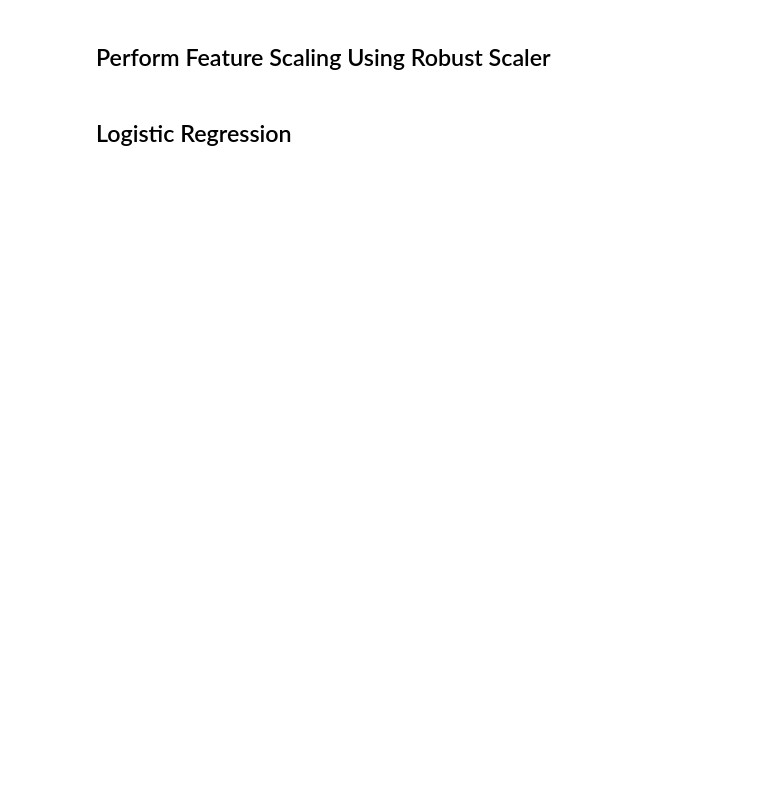
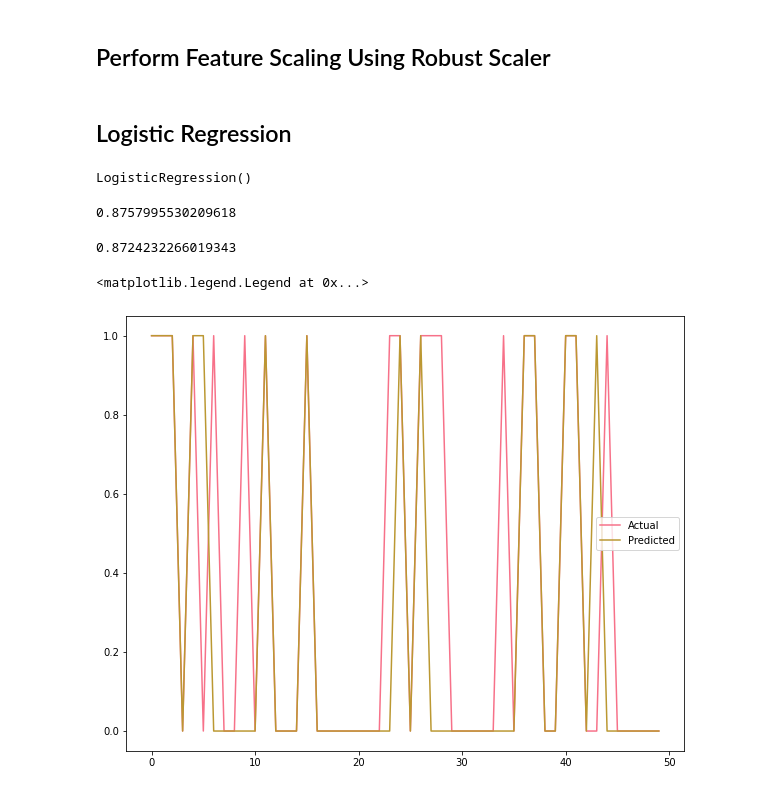
Before and after one commit to miraehab/Airline-Passenger-Satisfaction, a Jupyter notebook: notebook.ipynb, the cells around one changed output. Cells and saved outputs as stored; diff of their text form; code cells hidden in the pictures; blank space fills up the shorter version.

Commit message:
Created the logistic regression model.

```diff
--- a/notebook.ipynb
+++ b/notebook.ipynb
@@ -251,3 +251,28 @@ X_Test = rs.fit_transform(X_Test)
 # %%
 from sklearn.linear_model import LogisticRegression
 lr = LogisticRegression()
+# %%
+lr.fit(X_Train , Y_Train)
+# %% [output]
+LogisticRegression()
+# %%
+lr.score(X_Train , Y_Train)
+# %% [output]
+0.8757995530209618
+# %%
+lr.score(X_Test , Y_Test)
+# %% [output]
+0.8724232266019343
+# %%
+Y_Pred1 = lr.predict(X_Test)
+Y_Test_Pred = pd.DataFrame({"Y_Test": Y_Test, "Y_Pred": Y_Pred1})
+# %%
+Y_Test_Pred = Y_Test_Pred.reset_index()
+# %%
+plt.figure(figsize=(10, 8))
+Y_Test_Pred = Y_Test_Pred.drop(["index"], axis=1)
+plt.plot(Y_Test_Pred[:50])
+plt.legend(["Actual", "Predicted"])
+# %% [output]
+<matplotlib.legend.Legend at 0x...>
+[figure, added]
```
Also changed, not shown: parts of 2 cells of this notebook.
